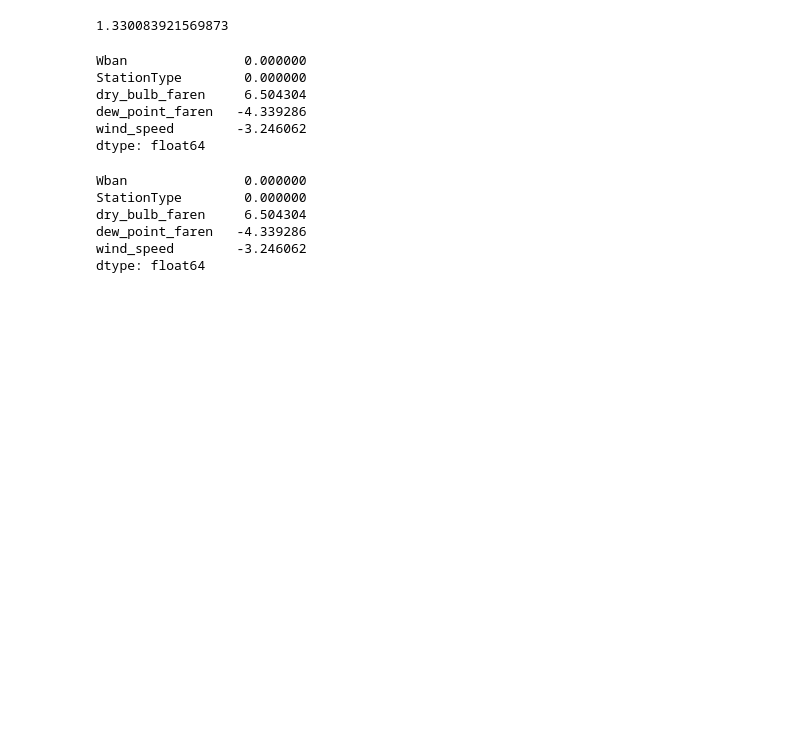
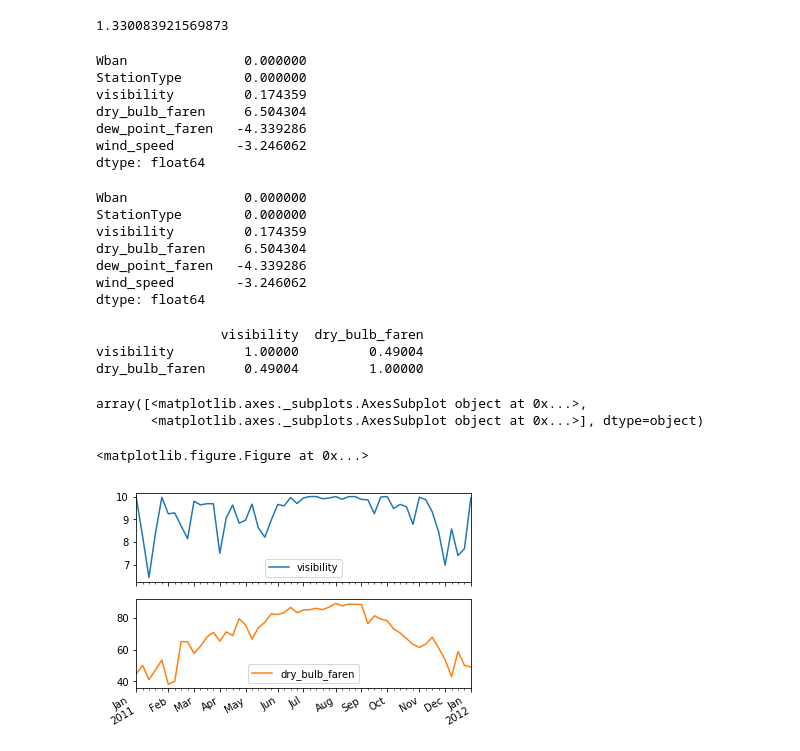
Before and after one commit to allanbeto/Pandas_Foundation, a Jupyter notebook: Jupyter_notebook/Pandas_Foundation.ipynb, the cells around one changed output. Cells and saved outputs as stored; diff of their text form; code cells hidden in the pictures; blank space fills up the shorter version.

```diff
--- a/Jupyter_notebook/Pandas_Foundation.ipynb
+++ b/Jupyter_notebook/Pandas_Foundation.ipynb
@@ -1450,5 +1467,6 @@ df_clean.head()
 # %%
 # -----------------------------------------------------------------------> Cleaning the numeric columns
+
 
 # Print the dry_bulb_faren temperature between 8 AM and 9 AM on June 20, 2011
 df_clean.loc['2011-06-20 08:00:00':'2011-06-20 09:00:00', 'dry_bulb_faren']
@@ -1462,4 +1480,5 @@ df_clean.loc['2011-06-20 08:00:00':'2011-06-20 09:00:00', 'dry_bulb_faren']
 # Convert the wind_speed and dew_point_faren columns to numeric values
 df_clean['wind_speed'] =pd.to_numeric(df_clean['wind_speed'], errors='coerce')
 df_clean['dew_point_faren'] = pd.to_numeric(df_clean['dew_point_faren'], errors='coerce')
+df_clean['visibility'] = pd.to_numeric(df_clean['visibility'], errors='coerce')
 # %% [output]
@@ -1543,6 +1562,7 @@ print(sunny_daily_max.mean() - overcast_daily_max.mean())
 # %% [output]
 Wban               0.000000
 StationType        0.000000
+visibility         0.174359
 dry_bulb_faren     6.504304
 dew_point_faren   -4.339286
 wind_speed        -3.246062
@@ -1565,6 +1585,7 @@ print(sunny_daily_max.mean() - overcast_daily_max.mean())
 # %% [output]
 Wban               0.000000
 StationType        0.000000
+visibility         0.174359
 dry_bulb_faren     6.504304
 dew_point_faren   -4.339286
 wind_speed        -3.246062
@@ -1577,0 +1593,23 @@ dtype: float64
+# %%
+# -----------------------------------------------------------------------> Weekly average temperature and visibility
+
+# Import matplotlib.pyplot as plt
+import matplotlib.pyplot as plt
+
+# Select the visibility and dry_bulb_faren columns and resample them: weekly_mean
+weekly_mean = df_clean[['visibility', 'dry_bulb_faren']].resample('W').mean()
+
+# Print the output of weekly_mean.corr()
+print(weekly_mean.corr())
+
+# Plot weekly_mean with subplots=True
+weekly_mean.plot(subplots=True)
+plt.show()
+# %% [output]
+                visibility  dry_bulb_faren
+visibility         1.00000         0.49004
+dry_bulb_faren     0.49004         1.00000
+array([<matplotlib.axes._subplots.AxesSubplot object at 0x...>,
+       <matplotlib.axes._subplots.AxesSubplot object at 0x...>], dtype=object)
+<matplotlib.figure.Figure at 0x...>
+[figure, added]
```
Also changed, not shown: parts of 12 cells of this notebook.
